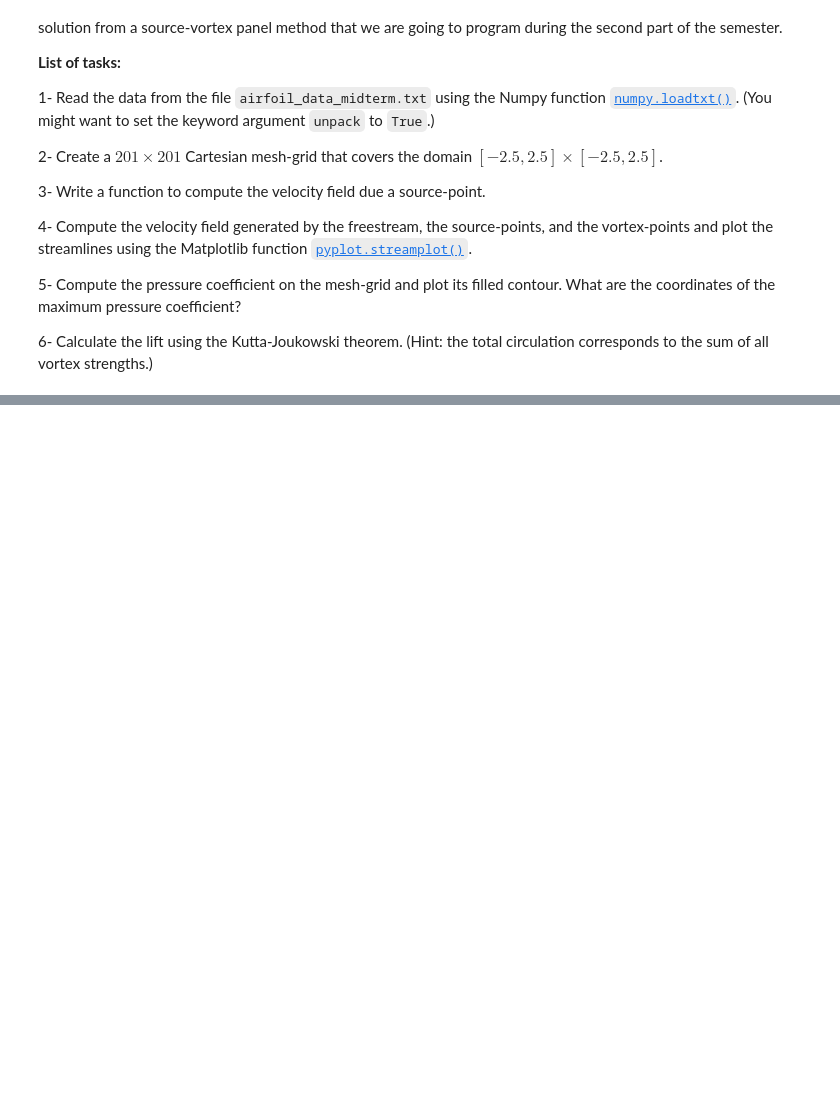
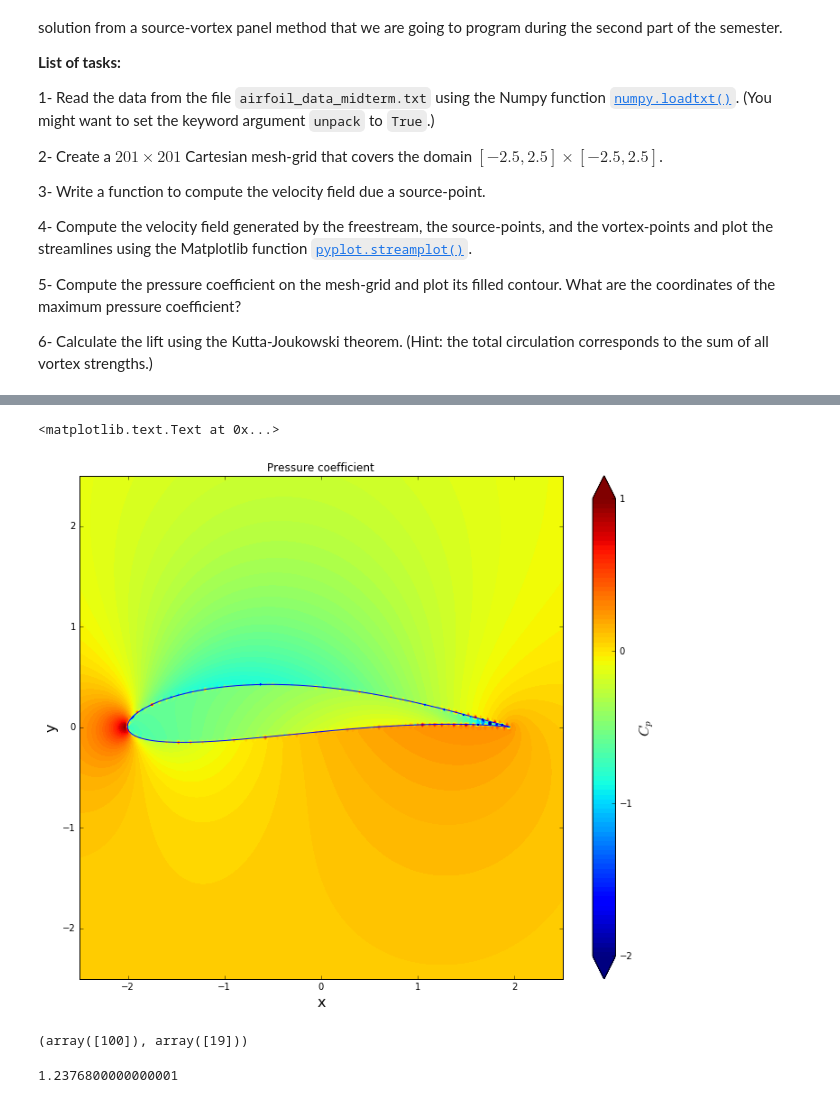
Before and after one commit to Dmphelps89/MAE6226-1, a Jupyter notebook: midterm/midterm.ipynb, the cells around one changed output, grey strips where cells are left out. Cells and saved outputs as stored; diff of their text form; code cells hidden in the pictures; blank space fills up the shorter version.

```diff
--- a/midterm/midterm.ipynb
+++ b/midterm/midterm.ipynb
@@ -614,0 +682,29 @@ Well, they are the solution from a source-vortex panel method that we are going
+# %%
+# Use this cell to provide the rest of the code.
+cpp = 1.0 - (uu**2+vv**2)/u_inf**2
+
+size = 10
+pyplot.figure(figsize=(1.2*size, size))
+pyplot.xlabel('x', fontsize=16)
+pyplot.ylabel('y', fontsize=16)
+pyplot.xlim(x_start, x_end)
+pyplot.ylim(y_start, y_end)
+contf = pyplot.contourf(X1, Y1, cpp, levels=numpy.linspace(-2.0, 1.0, 100), extend='both')
+cbar = pyplot.colorbar(contf)
+cbar.set_label('$C_p$', fontsize=16)
+cbar.set_ticks([-2.0, -1.0, 0.0, 1.0])
+pyplot.plot(x_source,y_source)
+pyplot.title('Pressure coefficient')
+# %% [output]
+<matplotlib.text.Text at 0x...>
+[figure, added]
+# %%
+numpy.where(cpp == numpy.max(cpp))
+# %% [output]
+(array([100]), array([19]))
+# %%
+gamma_vortexT = numpy.sum(vortex_str)
+Lift1 = gamma_vortexT*rho*u_inf
+Lift1
+# %% [output]
+1.2376800000000001
```
Also changed, not shown: parts of 6 cells of this notebook.
